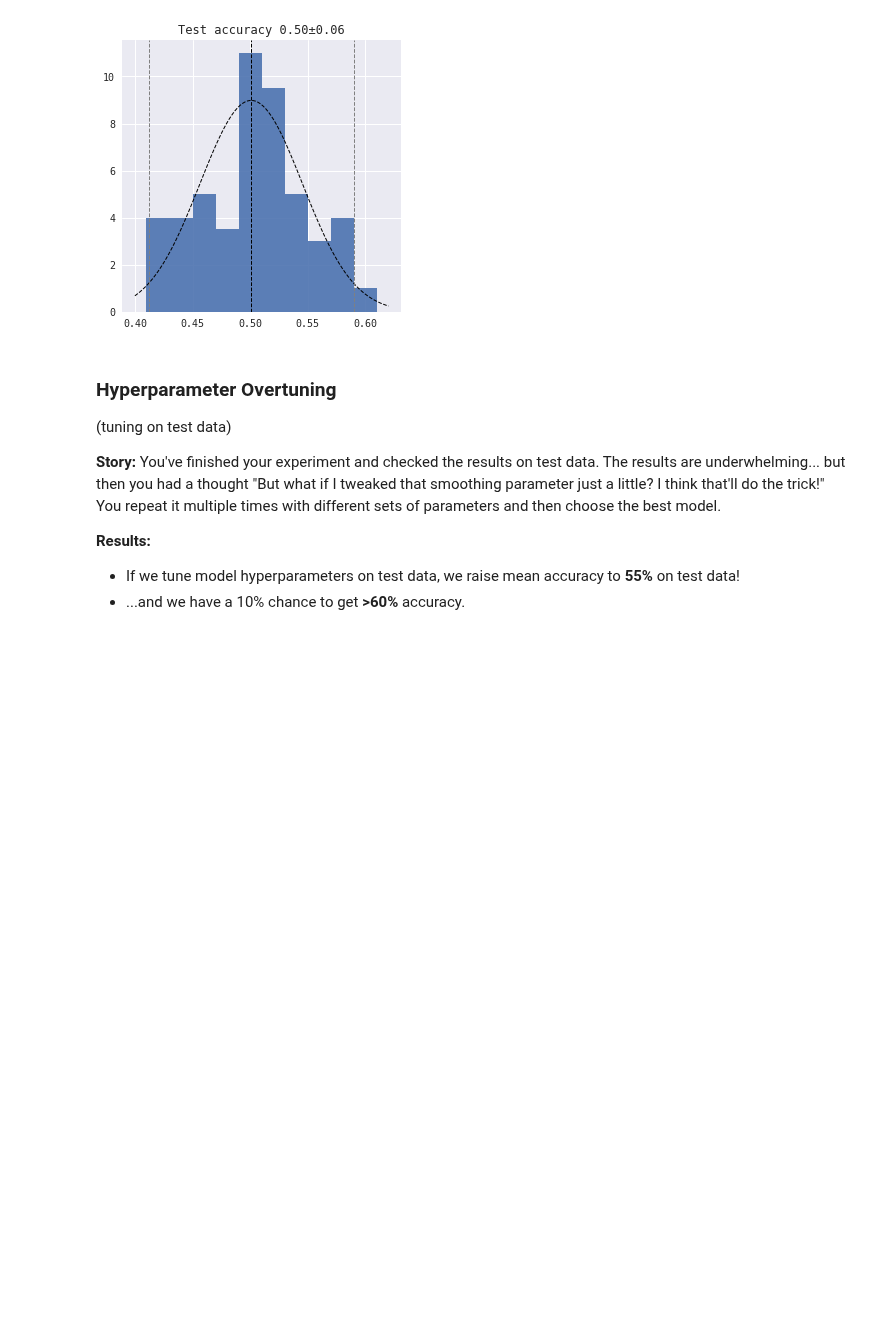
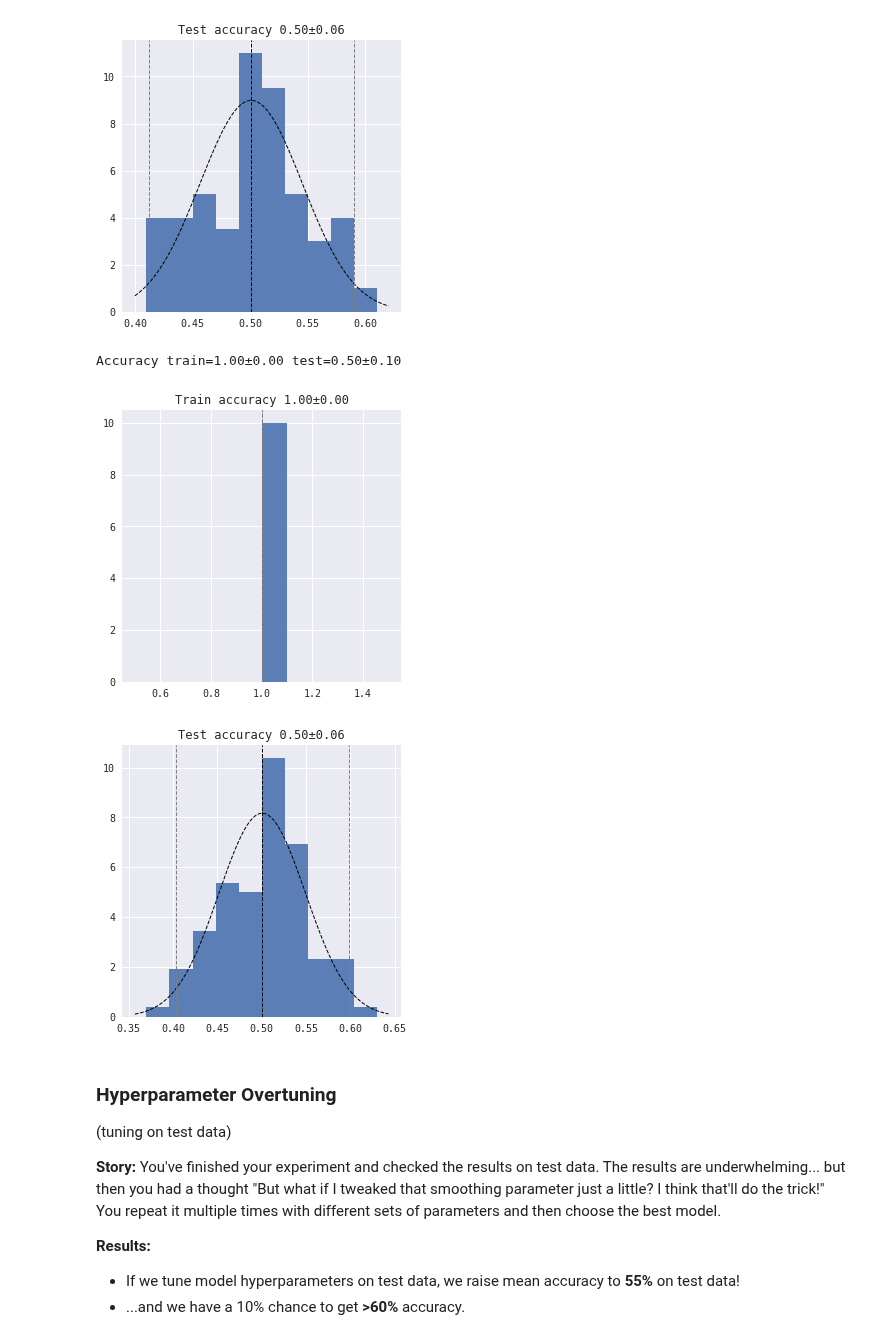
Before and after one commit to mysterious-ben/ds-examples, a Jupyter notebook: mldesign/overfitting.ipynb, the cells around one changed output. Saved outputs shown, nothing was run; the diff lists cells and outputs as text; code cells hidden in the pictures; blank space fills up the shorter version.

```diff
--- a/mldesign/overfitting.ipynb
+++ b/mldesign/overfitting.ipynb
@@ -164,6 +186,18 @@ _, _ = model_fair(
 Accuracy train=0.82±0.03 test=0.50±0.09
 [figure]
 [figure]
+# %%
+res_train, res_test = model_fair(
+    m=MLPClassifier(**mlp_params),
+    n_samples=n_samples,
+    n_features=n_features,
+    train_size=train_size,
+)
+experiment_summary(res_train, res_test)
+# %% [output]
+Accuracy train=1.00±0.00 test=0.50±0.10
+[figure, added]
+[figure, added]
 # %% [markdown]
 ### Hyperparameter Overtuning
 (tuning on test data)
```
Also changed, not shown: parts of 31 cells of this notebook.
